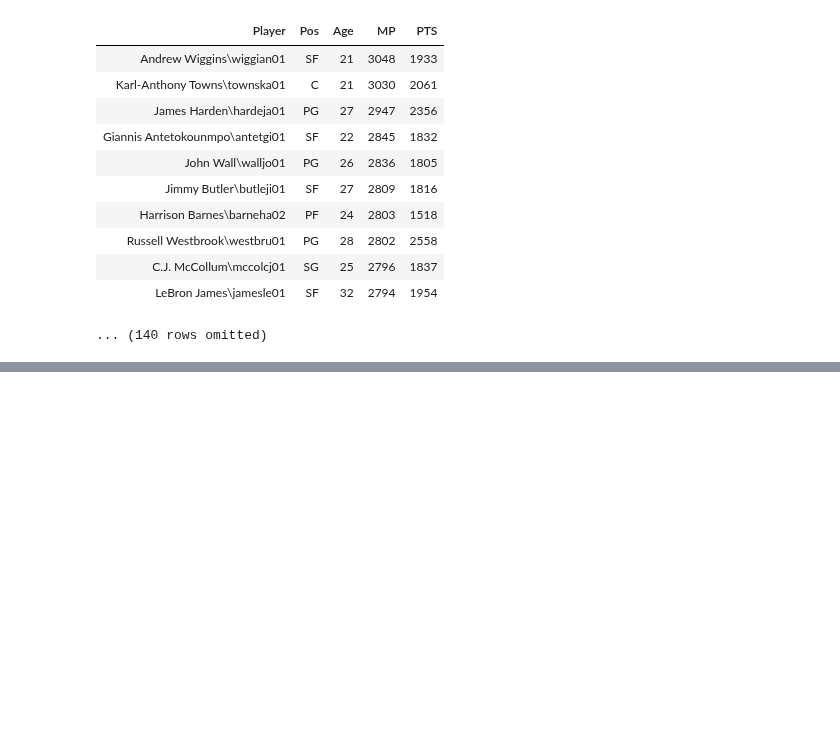
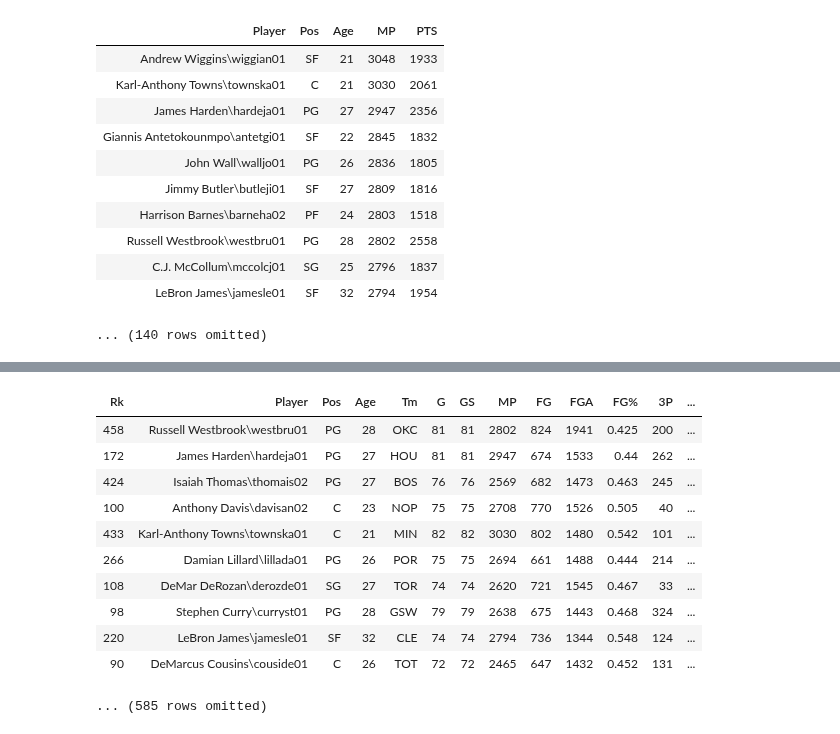
Before and after one commit to ds-modules/SPORTS, a Jupyter notebook: Lecture 2 (Data) Materials/Lab 2.ipynb, the cells around one changed output, grey strips where cells are left out. Drawn from its saved outputs; the diff is of its cells as text; code cells hidden in the pictures; blank space fills up the shorter version.

```diff
--- a/Lecture 2 (Data) Materials/Lab 2.ipynb
+++ b/Lecture 2 (Data) Materials/Lab 2.ipynb
@@ -77,0 +97,15 @@ player_stats.where
+# %%
+player_stats.sort("PTS", descending = True)
+# %% [output]
+| Rk | Player | Pos | Age | Tm | G | GS | MP | FG | FGA | FG% | 3P | ... |
+| 458 | Russell Westbrook\westbru01 | PG | 28 | OKC | 81 | 81 | 2802 | 824 | 1941 | 0.425 | 200 | ... |
+| 172 | James Harden\hardeja01 | PG | 27 | HOU | 81 | 81 | 2947 | 674 | 1533 | 0.44 | 262 | ... |
+| 424 | Isaiah Thomas\thomais02 | PG | 27 | BOS | 76 | 76 | 2569 | 682 | 1473 | 0.463 | 245 | ... |
+| 100 | Anthony Davis\davisan02 | C | 23 | NOP | 75 | 75 | 2708 | 770 | 1526 | 0.505 | 40 | ... |
+| 433 | Karl-Anthony Towns\townska01 | C | 21 | MIN | 82 | 82 | 3030 | 802 | 1480 | 0.542 | 101 | ... |
+| 266 | Damian Lillard\lillada01 | PG | 26 | POR | 75 | 75 | 2694 | 661 | 1488 | 0.444 | 214 | ... |
+| 108 | DeMar DeRozan\derozde01 | SG | 27 | TOR | 74 | 74 | 2620 | 721 | 1545 | 0.467 | 33 | ... |
+| 98 | Stephen Curry\curryst01 | PG | 28 | GSW | 79 | 79 | 2638 | 675 | 1443 | 0.468 | 324 | ... |
+| 220 | LeBron James\jamesle01 | SF | 32 | CLE | 74 | 74 | 2794 | 736 | 1344 | 0.548 | 124 | ... |
+| 90 | DeMarcus Cousins\couside01 | C | 26 | TOT | 72 | 72 | 2465 | 647 | 1432 | 0.452 | 131 | ... |
+... (585 rows omitted)
```
Also changed, not shown: parts of 12 cells of this notebook.
